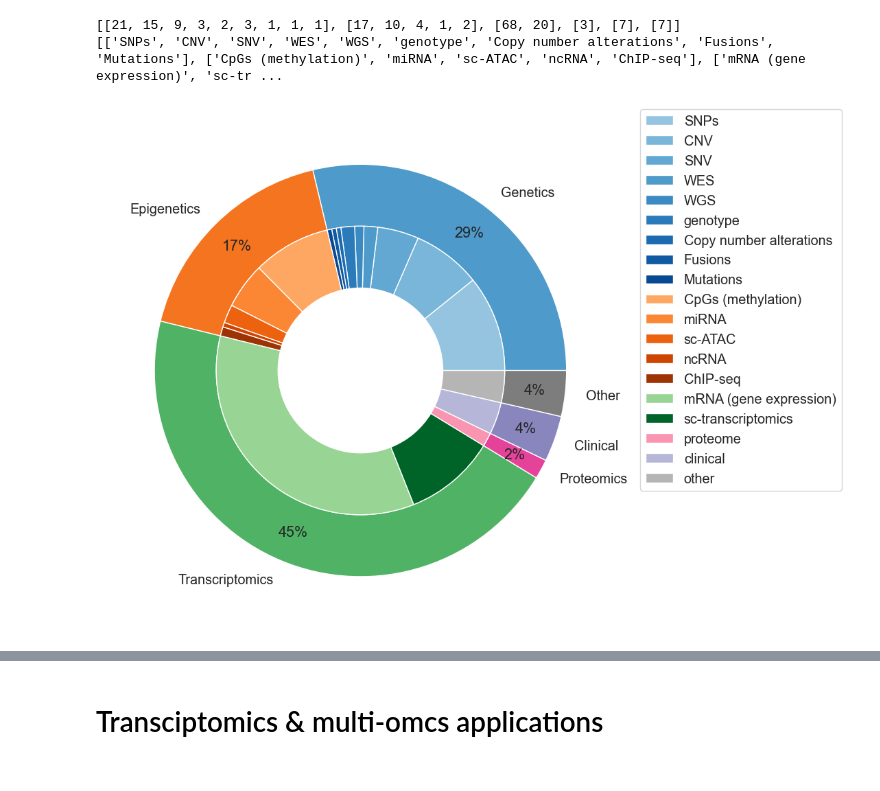
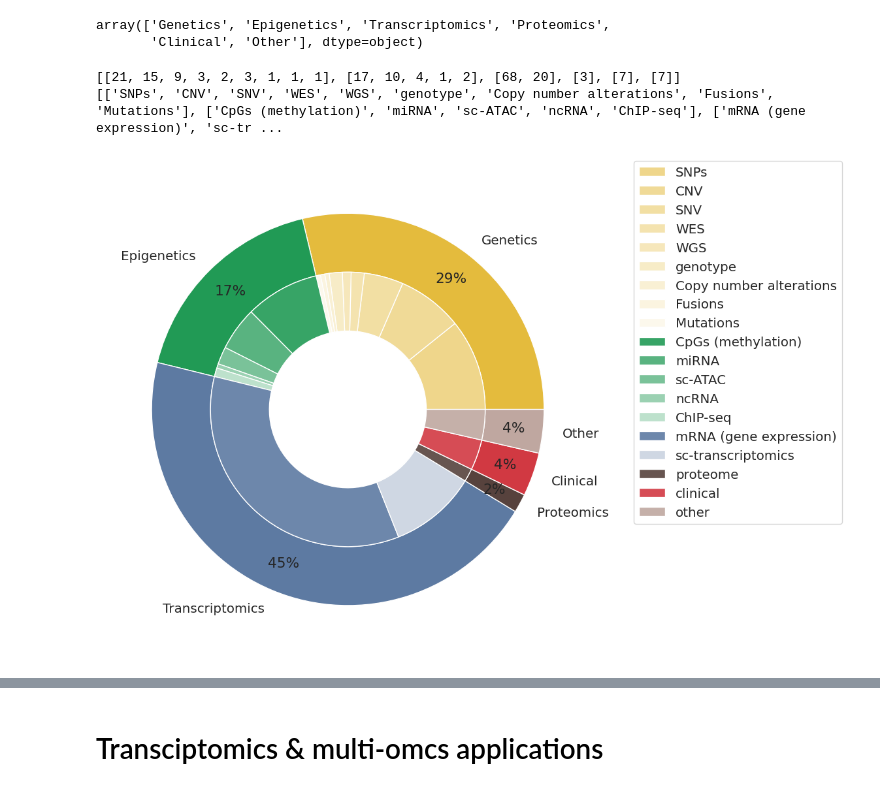
Before and after one commit to sonjakatz/reviewInterpretability_figures, a Jupyter notebook: datatypes.ipynb, the cells around one changed output, grey strips where cells are left out. Cells and saved outputs as stored; diff of their text form; code cells hidden in the pictures.

Commit message:
updated figures

```diff
--- a/datatypes.ipynb
+++ b/datatypes.ipynb
@@ -120,3 +123,8 @@ Name: Data type, dtype: int64
+# %%
+df["cat"].unique()
+# %% [output]
+array(['Genetics', 'Epigenetics', 'Transcriptomics', 'Proteomics',
+       'Clinical', 'Other'], dtype=object)
 # %%
 pd_Table_1_data_type = pd_table1.copy()
 pd_Table_1_data_type = pd.concat([pd_Table_1_data_type, pd_Table_1_data_type['Data type'].str.split(', ', expand=True)], axis=1)
@@ -129,7 +137,7 @@ df["cat"] = data_categories.values()
 cat_list = []
 labels_list = []
 for cat in df["cat"].unique():
-    cat_list.append(df[df["cat"] == cat][0].astype("int64").tolist())
+    cat_list.append(df[df["cat"] == cat]["count"].astype("int64").tolist())
     labels_list.append(df[df["cat"] == cat].index.tolist())
 
 print(cat_list)
@@ -138,34 +146,34 @@ print(labels_list)
 [[21, 15, 9, 3, 2, 3, 1, 1, 1], [17, 10, 4, 1, 2], [68, 20], [3], [7], [7]]
 [['SNPs', 'CNV', 'SNV', 'WES', 'WGS', 'genotype', 'Copy number alterations', 'Fusions', 'Mutations'], ['CpGs (methylation)', 'miRNA', 'sc-ATAC', 'ncRNA', 'ChIP-seq'], ['mRNA (gene expression)', 'sc-tr ...
 # %%
-basecol = 150
+basecol = 0
 
 outer_colors = []
-for i, cm in enumerate(["Blues", "Oranges", "Greens", "RdPu", "Purples",'Greys']):
-    cmap = plt.colormaps[cm]
+for i, cm in enumerate(["#e4bb3dff", "#219a55ff", "#5d7aa2ff", "#57423dff","#d13942ff", "#bfa7a0ff"]):  #["Blues", "Oranges", "Greens", "RdPu", "Purples",'Greys']):
+    cmap = matplotlib.colors.LinearSegmentedColormap.from_list("", [cm,"#ffffffff"])    #plt.colormaps[cm]
     outer_colors.append(cmap(basecol))
 
     if i == 0:
         inner_colors = cmap(np.linspace(0.4,.9, num=len(cat_list[i])))
     else:
-        inner_colors = np.append(inner_colors,  cmap(np.linspace(0.4,.9, num=len(cat_list[i]))), axis=0)
+        inner_colors = np.append(inner_colors,  cmap(np.linspace(0.1,.7, num=len(cat_list[i]))), axis=0)
 # %%
-fig, ax = plt.subplots(figsize=(12,8))
+fig, ax = plt.subplots(figsize=(15,8))
 
 size = 0.3
 outervals = list(map(sum, cat_list))
 innervals = [j for i in cat_list for j in i]
 outer_labels = df["cat"].unique().tolist()
 inner_labels = [j for i in labels_list for j in i]
 
 cmap = plt.colormaps["tab20c"]
 patches_outer, texts_outer, pct = ax.pie(outervals, radius=1, colors=outer_colors, labels=outer_labels, autopct='%1.0f%%', pctdistance=.85,
        wedgeprops=dict(width=size, edgecolor='w'))
 patches_inner, texts_inner = ax.pie(innervals, radius=1-size, colors=inner_colors, #labels=inner_labels,
        wedgeprops=dict(width=size, edgecolor='w'))
 
-ax.legend(patches_inner, inner_labels, bbox_to_anchor=(1.03, 1.02))
+ax.legend(patches_inner, inner_labels, bbox_to_anchor=(1.07, 1.02))
 fig.tight_layout()
 fig.savefig(os.path.join(outPath, "datatypes_piePlot.png"), dpi=300)
 # %% [output]
-[figure, old version]
+[figure, new version]
```
Also changed, not shown: parts of 6 cells of this notebook, 17 other files.
